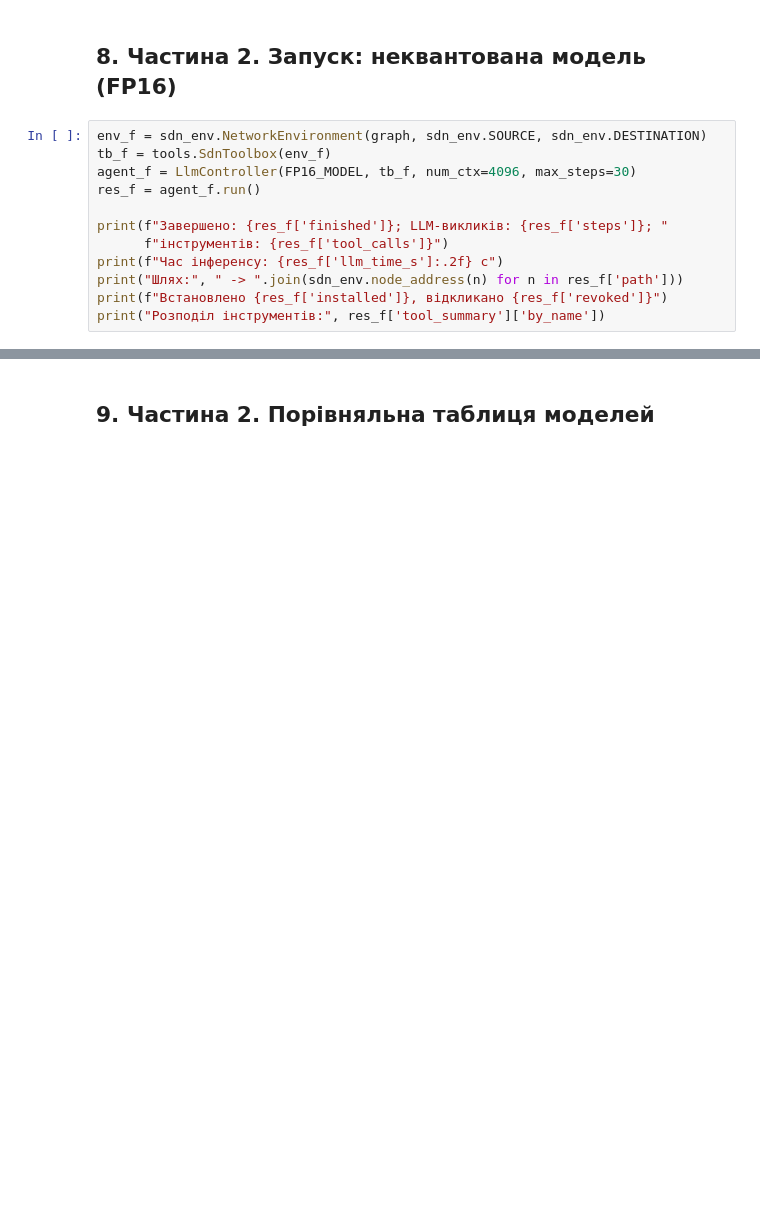
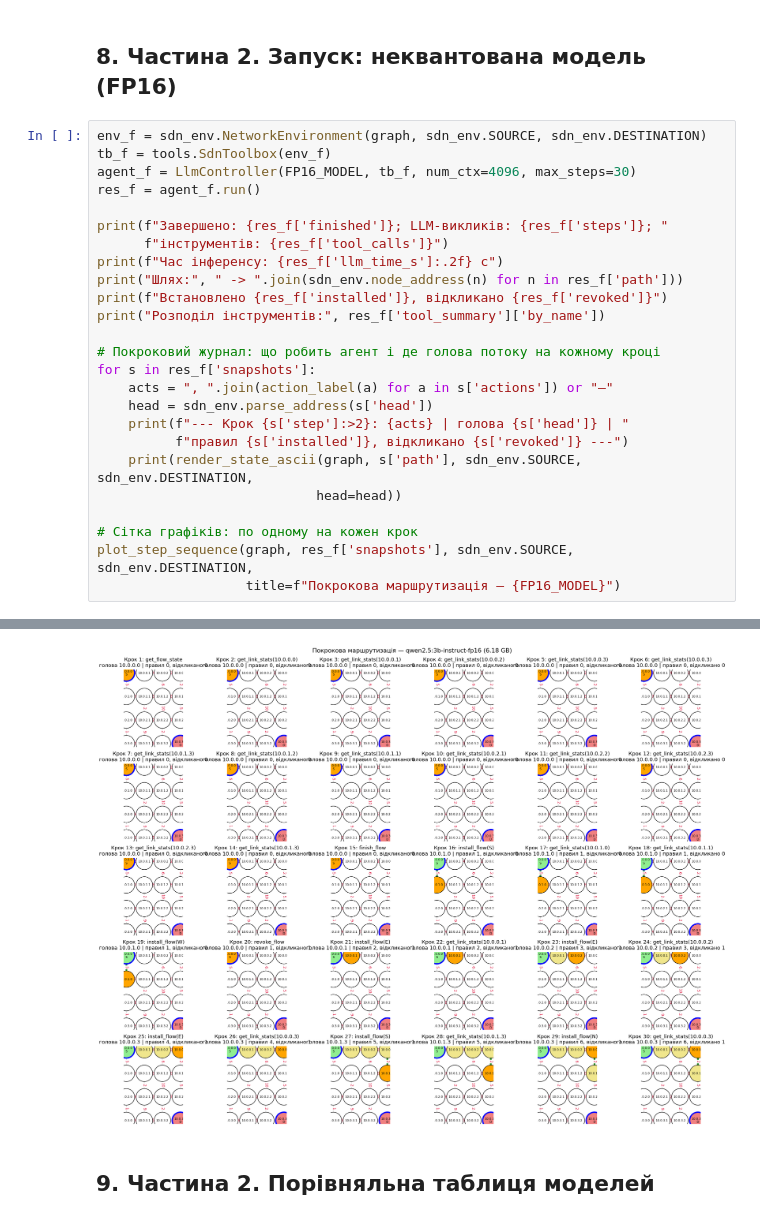
Before and after one commit to Andriy8075/AI_LAB_5, a Jupyter notebook: lab5.ipynb, the cells around one changed output, grey strips where cells are left out. Cells and saved outputs as stored; diff of their text form; blank space fills up the shorter version.

```diff
--- a/lab5.ipynb
+++ b/lab5.ipynb
@@ -177,4 +195,17 @@ print(f"Час інференсу: {res_f['llm_time_s']:.2f} с")
 print("Шлях:", " -> ".join(sdn_env.node_address(n) for n in res_f['path']))
 print(f"Встановлено {res_f['installed']}, відкликано {res_f['revoked']}")
 print("Розподіл інструментів:", res_f['tool_summary']['by_name'])
+
+# Покроковий журнал: що робить агент і де голова потоку на кожному кроці
+for s in res_f['snapshots']:
+    acts = ", ".join(action_label(a) for a in s['actions']) or "—"
+    head = sdn_env.parse_address(s['head'])
+    print(f"--- Крок {s['step']:>2}: {acts} | голова {s['head']} | "
+          f"правил {s['installed']}, відкликано {s['revoked']} ---")
+    print(render_state_ascii(graph, s['path'], sdn_env.SOURCE, sdn_env.DESTINATION,
+                            head=head))
+
+# Сітка графіків: по одному на кожен крок
+plot_step_sequence(graph, res_f['snapshots'], sdn_env.SOURCE, sdn_env.DESTINATION,
+                   title=f"Покрокова маршрутизація — {FP16_MODEL}")
 # %% [output]
@@ -198,3 +229,4 @@ print("Розподіл інструментів:", res_f['tool_summary']['by_na
+[figure, added]
 # %% [markdown]
 ## 9. Частина 2. Порівняльна таблиця моделей
 # %%
```
Also changed, not shown: parts of 7 cells of this notebook, 10 other files.
